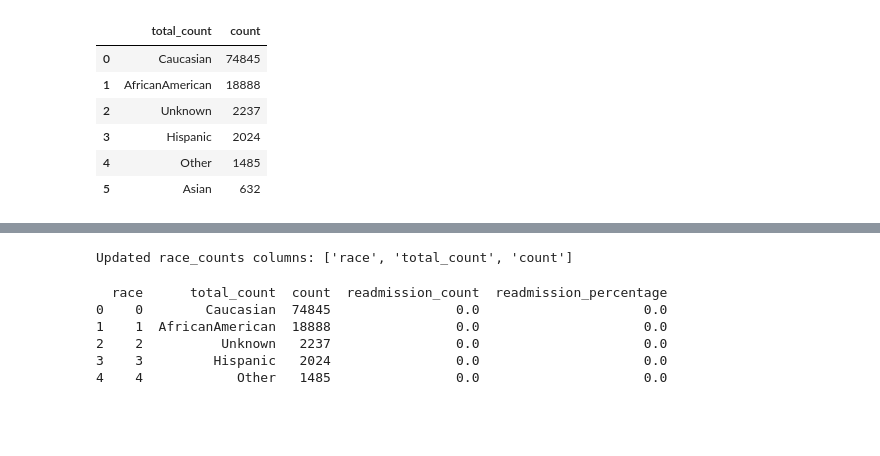
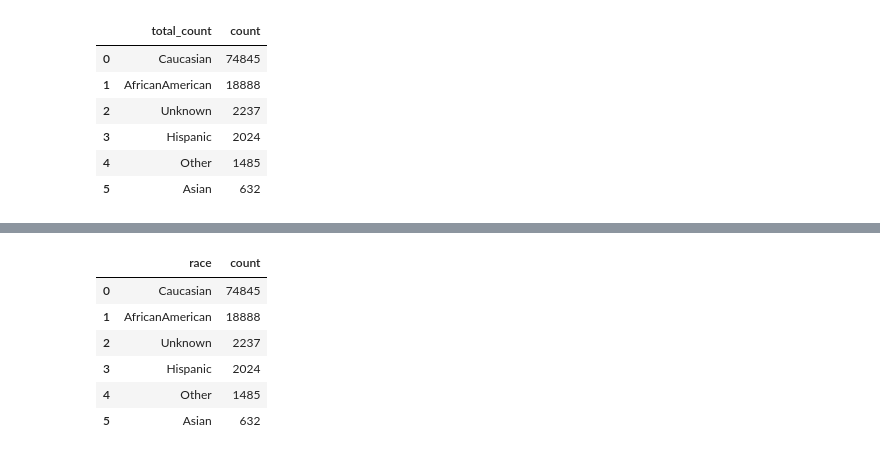
Before and after one commit to ctippett/DATA6550_Bias, a Jupyter notebook: Analysis/TippettC_Bias1.ipynb, the cells around one changed output, grey strips where cells are left out. Saved outputs shown, nothing was run; the diff lists cells and outputs as text; code cells hidden in the pictures; blank space fills up the shorter version.

```diff
--- a/Analysis/TippettC_Bias1.ipynb
+++ b/Analysis/TippettC_Bias1.ipynb
@@ -239,4 +218,0 @@ race_counts.rename(columns={'index': 'race'}, inplace=True)
-# %%
-#convert race to string format
-race_counts['race'] = race_counts['race'].astype(str)
-readmits_by_race['race'] = readmits_by_race['race'].astype(str)
@@ -249,7 +218,0 @@ readmits_by_race columns: ['race', 'readmission_count', 'readmission_percentage'
-# %%
-#dedupe 'race' (see above for the error)
-race_counts = race_counts.loc[:, ~race_counts.columns.duplicated()]
-# %%
-print("Updated race_counts columns:", race_counts.columns.tolist())
-# %% [output]
-Updated race_counts columns: ['race', 'total_count', 'count']
@@ -258,18 +219,12 @@ race_counts = race_counts.copy()
-# %%
-race_counts['race'] = race_counts['race'].astype(str)
-readmits_by_race['race'] = readmits_by_race['race'].astype(str)
-# %%
-#merge df_readmits
-df_readmits = race_counts.merge(readmits_by_race, on='race', how='left')
-
-#fix NaNs
-df_readmits[['readmission_count', 'readmission_percentage']] = merged_df[['readmission_count', 'readmission_percentage']].fillna(0)
-
-print(merged_df.head())
-# %% [output]
-  race      total_count  count  readmission_count  readmission_percentage
-0    0        Caucasian  74845                0.0                     0.0
-1    1  AfricanAmerican  18888                0.0                     0.0
-2    2          Unknown   2237                0.0                     0.0
-3    3         Hispanic   2024                0.0                     0.0
-4    4            Other   1485                0.0                     0.0
+# %%
+#rename total count to race
+race_counts.rename(columns={'total_count': 'race'}, inplace=True)
+race_counts
+# %% [output]
+|  | race | count |
+| 0 | Caucasian | 74845 |
+| 1 | AfricanAmerican | 18888 |
+| 2 | Unknown | 2237 |
+| 3 | Hispanic | 2024 |
+| 4 | Other | 1485 |
+| 5 | Asian | 632 |
```
Also changed, not shown: parts of 14 cells of this notebook.
